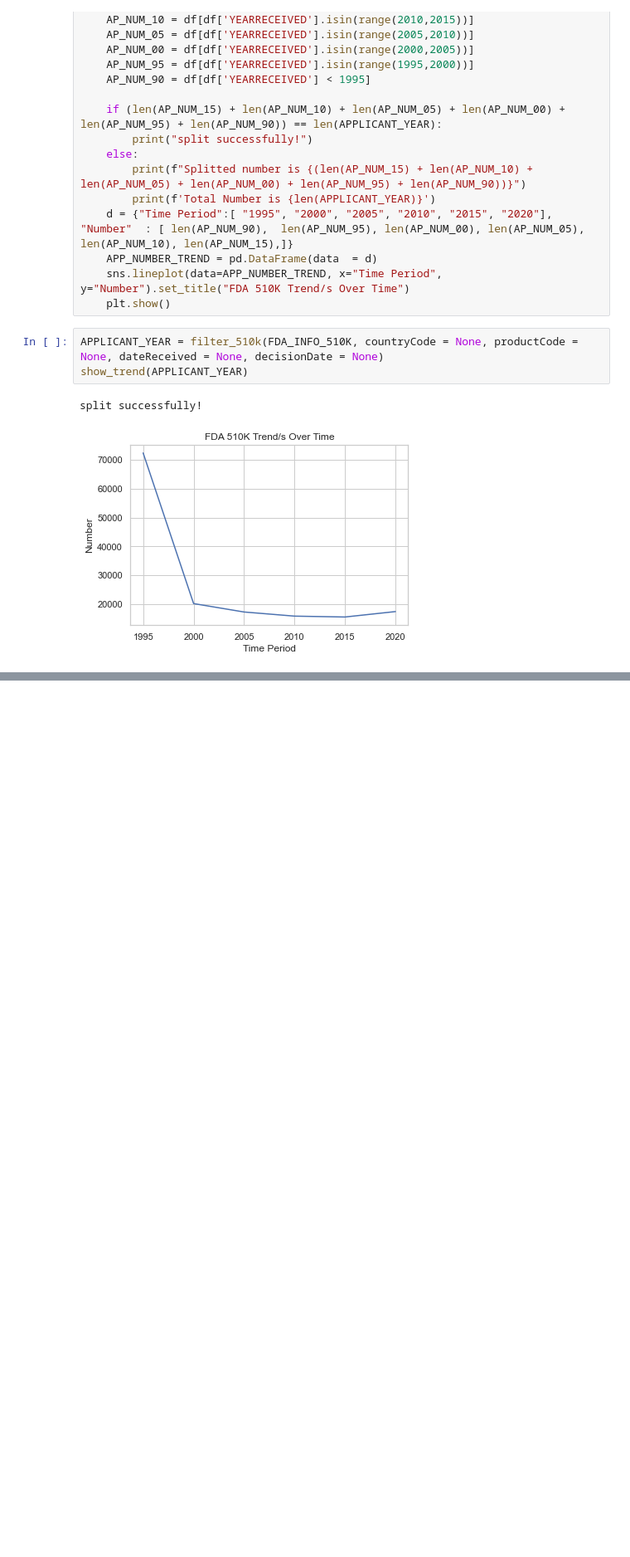
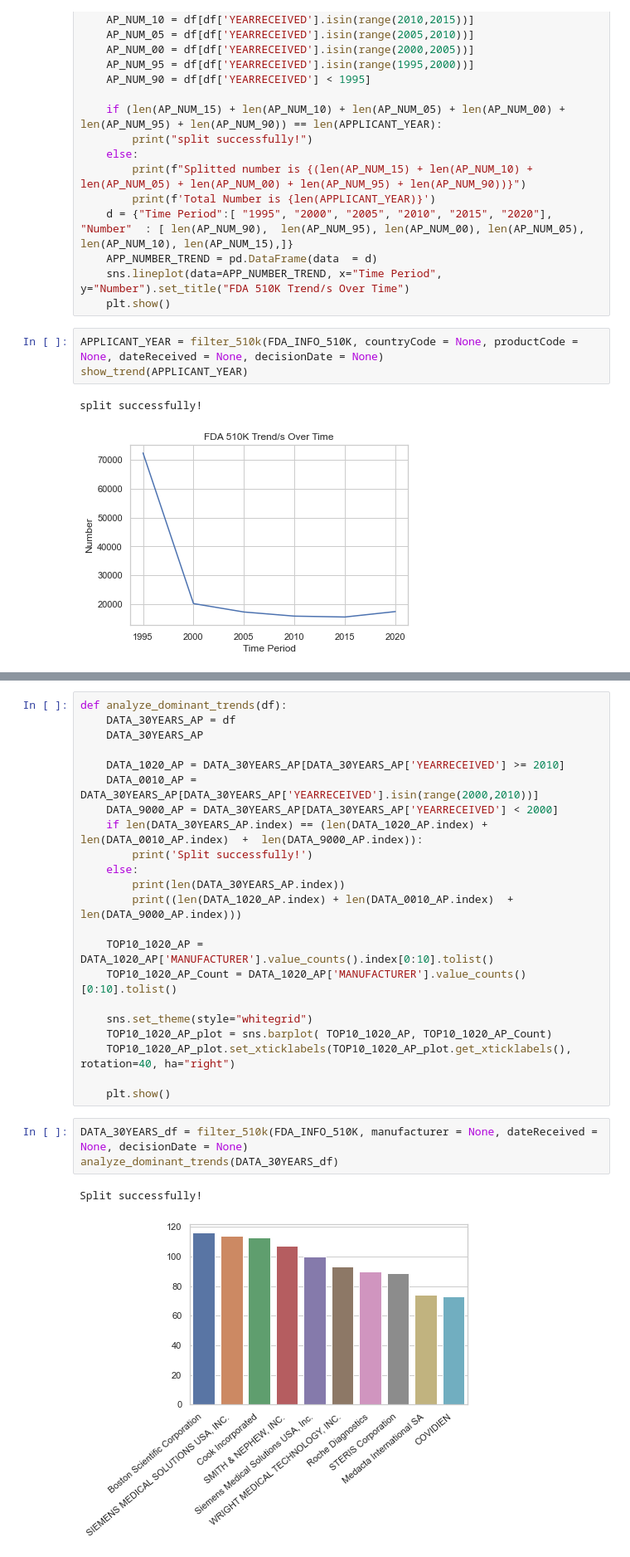
Before and after one commit to BelindaTang1/FDA_DataAnalytics, a Jupyter notebook: searching_engine.ipynb, the cells around one changed output, grey strips where cells are left out. Shown at 83% size. Saved outputs shown, nothing was run; the diff lists cells and outputs as text; blank space fills up the shorter version.

```diff
--- a/searching_engine.ipynb
+++ b/searching_engine.ipynb
@@ -257,0 +299,28 @@ split successfully!
+# %%
+def analyze_dominant_trends(df):
+    DATA_30YEARS_AP = df
+    DATA_30YEARS_AP
+
+    DATA_1020_AP = DATA_30YEARS_AP[DATA_30YEARS_AP['YEARRECEIVED'] >= 2010]
+    DATA_0010_AP = DATA_30YEARS_AP[DATA_30YEARS_AP['YEARRECEIVED'].isin(range(2000,2010))]
+    DATA_9000_AP = DATA_30YEARS_AP[DATA_30YEARS_AP['YEARRECEIVED'] < 2000]
+    if len(DATA_30YEARS_AP.index) == (len(DATA_1020_AP.index) + len(DATA_0010_AP.index)  +  len(DATA_9000_AP.index)):
+        print('Split successfully!')
+    else:
+        print(len(DATA_30YEARS_AP.index))
+        print((len(DATA_1020_AP.index) + len(DATA_0010_AP.index)  +  len(DATA_9000_AP.index)))
+
+    TOP10_1020_AP = DATA_1020_AP['MANUFACTURER'].value_counts().index[0:10].tolist()
+    TOP10_1020_AP_Count = DATA_1020_AP['MANUFACTURER'].value_counts()[0:10].tolist()
+
+    sns.set_theme(style="whitegrid")
+    TOP10_1020_AP_plot = sns.barplot( TOP10_1020_AP, TOP10_1020_AP_Count)
+    TOP10_1020_AP_plot.set_xticklabels(TOP10_1020_AP_plot.get_xticklabels(), rotation=40, ha="right")
+
+    plt.show()
+# %%
+DATA_30YEARS_df = filter_510k(FDA_INFO_510K, manufacturer = None, dateReceived = None, decisionDate = None)
+analyze_dominant_trends(DATA_30YEARS_df)
+# %% [output]
+Split successfully!
+[figure, added]
```
Also changed, not shown: parts of 11 cells of this notebook.
